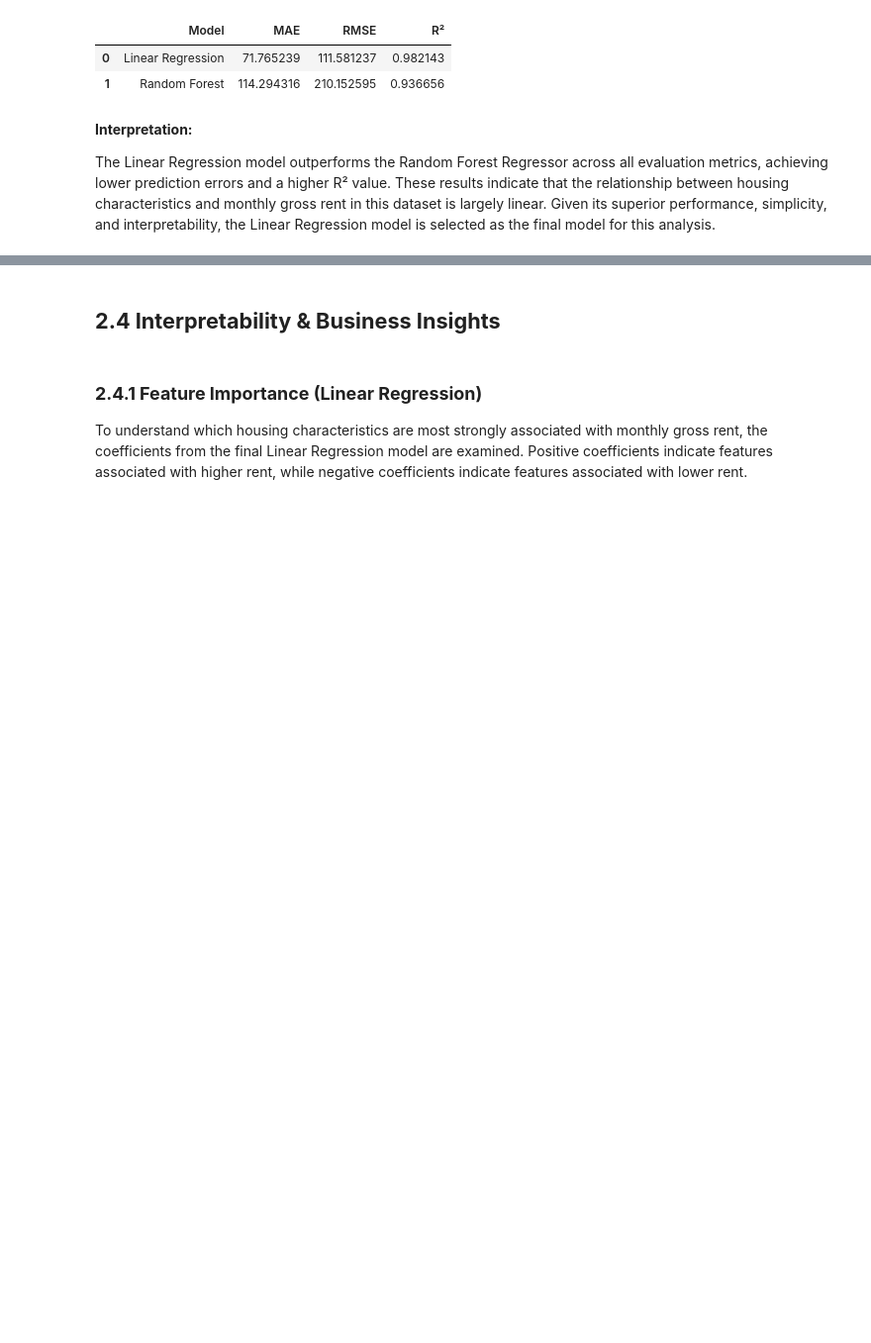
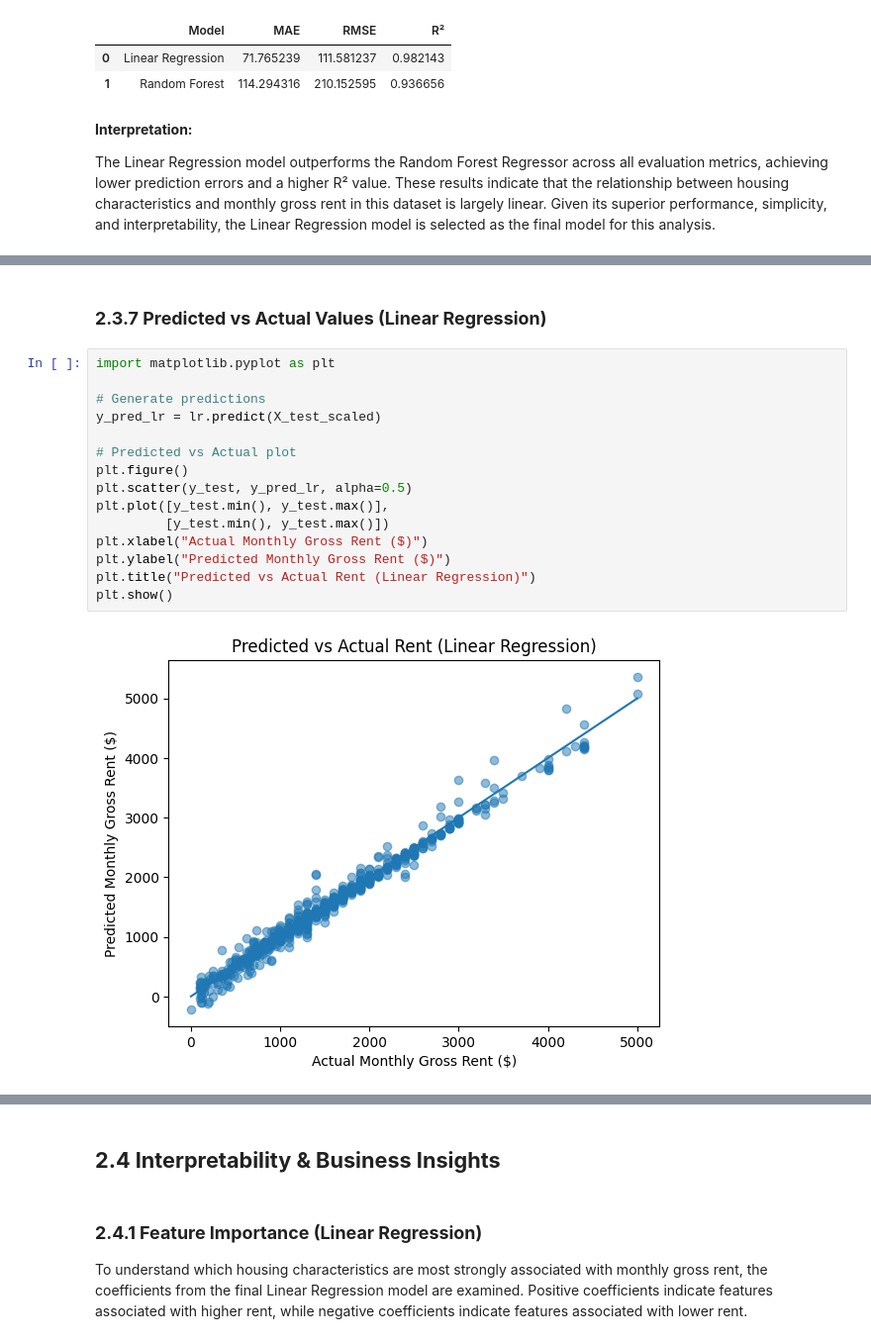
Before and after one commit to decoteau2/MA_Housing_Rent_Analysis, a Jupyter notebook: 01_EDA_MA_Housing_Rent.ipynb, the cells around one changed output, grey strips where cells are left out. Shown: that part at 99% size. Saved outputs shown, nothing was run; the diff lists cells and outputs as text; blank space fills up the shorter version.

```diff
--- a/01_EDA_MA_Housing_Rent.ipynb
+++ b/01_EDA_MA_Housing_Rent.ipynb
@@ -809,0 +874,19 @@ The Linear Regression model outperforms the Random Forest Regressor across all e
+# %% [markdown]
+### **2.3.7 Predicted vs Actual Values (Linear Regression)**
+# %%
+import matplotlib.pyplot as plt
+
+# Generate predictions
+y_pred_lr = lr.predict(X_test_scaled)
+
+# Predicted vs Actual plot
+plt.figure()
+plt.scatter(y_test, y_pred_lr, alpha=0.5)
+plt.plot([y_test.min(), y_test.max()],
+         [y_test.min(), y_test.max()])
+plt.xlabel("Actual Monthly Gross Rent ($)")
+plt.ylabel("Predicted Monthly Gross Rent ($)")
+plt.title("Predicted vs Actual Rent (Linear Regression)")
+plt.show()
+# %% [output]
+[figure, added]
```
Also changed, not shown: parts of 22 cells of this notebook.
